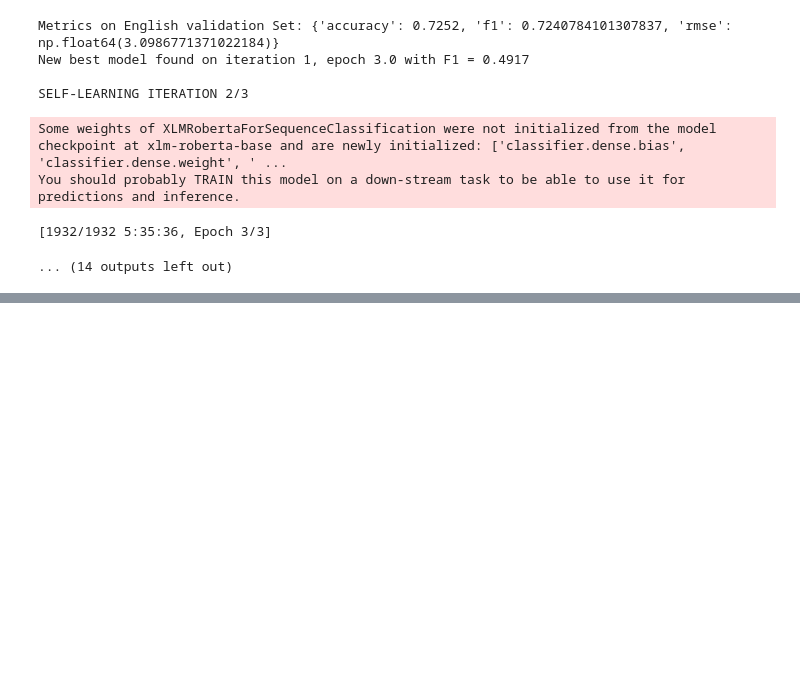
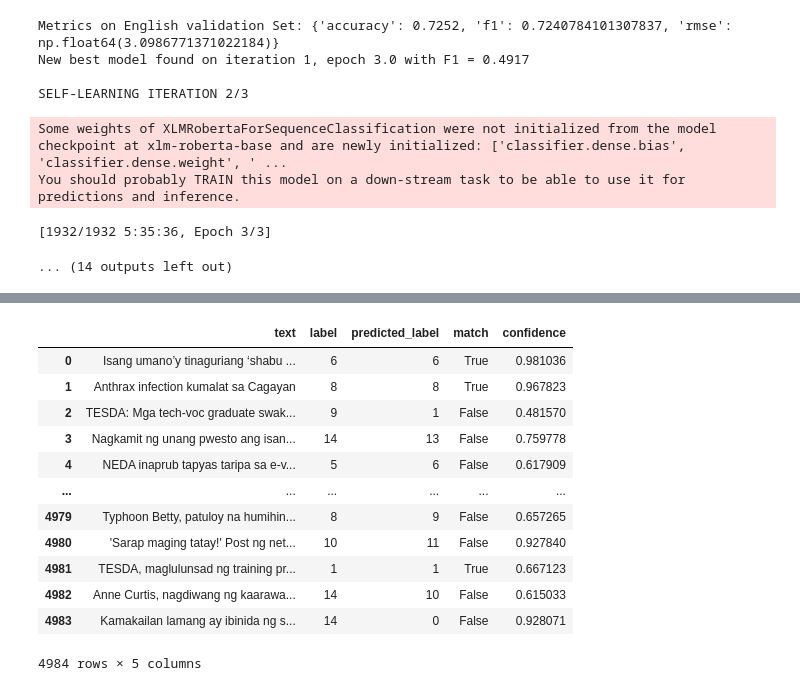
Before and after one commit to zbolislis/MARISOL-2.0, a Jupyter notebook: sl_adv.ipynb, the cells around one changed output, grey strips where cells are left out. Drawn from its saved outputs; the diff is of its cells as text; code cells hidden in the pictures; blank space fills up the shorter version.

Commit message:
Re-run for additional results

```diff
--- a/sl_adv.ipynb
+++ b/sl_adv.ipynb
@@ -513,0 +516,14 @@ You should probably TRAIN this model on a down-stream task to be able to use it
+# %%
+model_path = "./results/sl_adv/xlm-roberta-base/iter_1/checkpoint-1875"  # or your specific path
+
+tokenizer = AutoTokenizer.from_pretrained(model_path)
+model = AutoModelForSequenceClassification.from_pretrained(model_path)
+# %%
+fil_val_dataset = Dataset.from_pandas(fil_test_df).map(preprocess, batched=True)
+# %%
+trainer = Trainer(model=model, tokenizer=tokenizer)
+
+# Predict
+predictions = trainer.predict(fil_val_dataset)
+logits = predictions.predictions
+true_labels = predictions.label_ids
@@ -513,0 +534,5 @@ You should probably TRAIN this model on a down-stream task to be able to use it
+# %%
+predicted_labels = np.argmax(logits, axis=1)
+
+report = classification_report(true_labels, predicted_labels, digits=4)
+print(report)
@@ -513,0 +557,30 @@ You should probably TRAIN this model on a down-stream task to be able to use it
+# %%
+# Get confidence scores from logits
+probs = F.softmax(torch.tensor(logits), dim=-1)
+confidence_scores = torch.max(probs, dim=1).values.numpy()
+
+# Convert HF dataset to pandas DataFrame
+eval_df = fil_val_dataset.to_pandas()
+
+# Add prediction info
+eval_df['predicted_label'] = predicted_labels
+eval_df['match'] = eval_df['label'] == eval_df['predicted_label']
+eval_df['confidence'] = confidence_scores
+eval_df = eval_df.drop(columns=['code_frames', 'input_ids', 'attention_mask'])
+
+
+eval_df
+# %% [output]
+|  | text | label | predicted_label | match | confidence |
+| 0 | Isang umano’y tinaguriang ‘shabu ... | 6 | 6 | True | 0.981036 |
+| 1 | Anthrax infection kumalat sa Cagayan | 8 | 8 | True | 0.967823 |
+| 2 | TESDA: Mga tech-voc graduate swak... | 9 | 1 | False | 0.481570 |
+| 3 | Nagkamit ng unang pwesto ang isan... | 14 | 13 | False | 0.759778 |
+| 4 | NEDA inaprub tapyas taripa sa e-v... | 5 | 6 | False | 0.617909 |
+| ... | ... | ... | ... | ... | ... |
+| 4979 | Typhoon Betty, patuloy na humihin... | 8 | 9 | False | 0.657265 |
+| 4980 | 'Sarap maging tatay!' Post ng net... | 10 | 11 | False | 0.927840 |
+| 4981 | TESDA, maglulunsad ng training pr... | 1 | 1 | True | 0.667123 |
+| 4982 | Anne Curtis, nagdiwang ng kaarawa... | 14 | 10 | False | 0.615033 |
+| 4983 | Kamakailan lamang ay ibinida ng s... | 14 | 0 | False | 0.928071 |
+4984 rows × 5 columns
```
Also changed, not shown: parts of 5 cells of this notebook, 2 other files.
